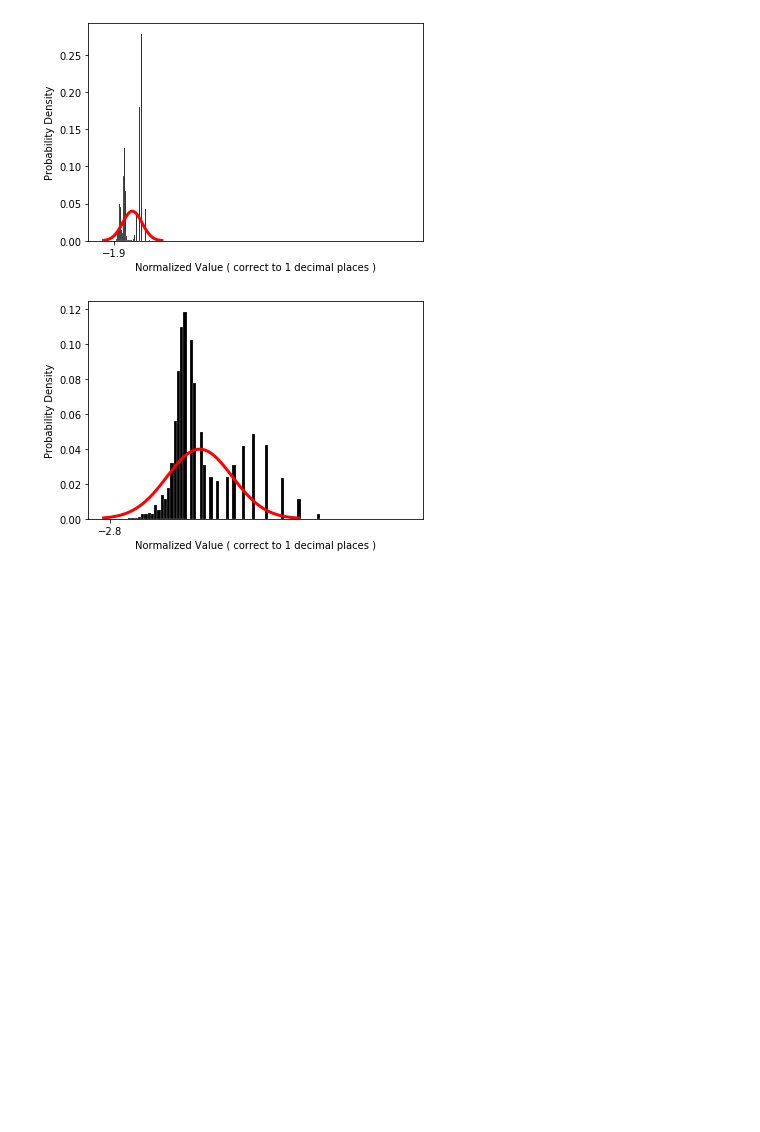
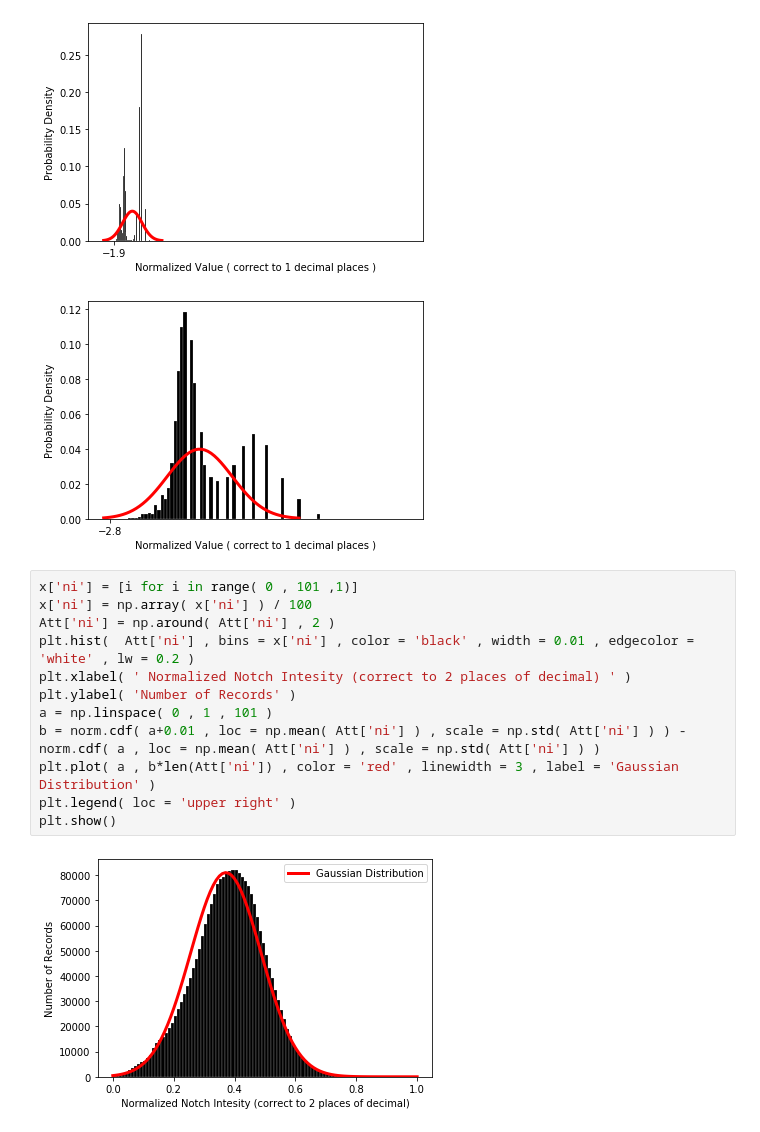
Before and after one commit to Yan-Cheng-Hsu/Blood-Pressure-Estimation-Model, a Jupyter notebook: PPG_Preprocessing/FeatureExtraction_59features.ipynb, the cells around one changed output. Saved outputs shown, nothing was run; the diff lists cells and outputs as text; blank space fills up the shorter version.

```diff
--- a/PPG_Preprocessing/FeatureExtraction_59features.ipynb
+++ b/PPG_Preprocessing/FeatureExtraction_59features.ipynb
@@ -527,3 +543,17 @@ for i in T:
 # %% [output]
 [figure]
 [figure]
+# %%
+x['ni'] = [i for i in range( 0 , 101 ,1)]
+x['ni'] = np.array( x['ni'] ) / 100
+Att['ni'] = np.around( Att['ni'] , 2 )
+plt.hist(  Att['ni'] , bins = x['ni'] , color = 'black' , width = 0.01 , edgecolor = 'white' , lw = 0.2 )
+plt.xlabel( ' Normalized Notch Intesity (correct to 2 places of decimal) ' )
+plt.ylabel( 'Number of Records' )
+a = np.linspace( 0 , 1 , 101 )
+b = norm.cdf( a+0.01 , loc = np.mean( Att['ni'] ) , scale = np.std( Att['ni'] ) ) - norm.cdf( a , loc = np.mean( Att['ni'] ) , scale = np.std( Att['ni'] ) )
+plt.plot( a , b*len(Att['ni']) , color = 'red' , linewidth = 3 , label = 'Gaussian Distribution' )
+plt.legend( loc = 'upper right' )
+plt.show()
+# %% [output]
+[figure, added]
```
Also changed, not shown: parts of 4 cells of this notebook, 1 other file.
